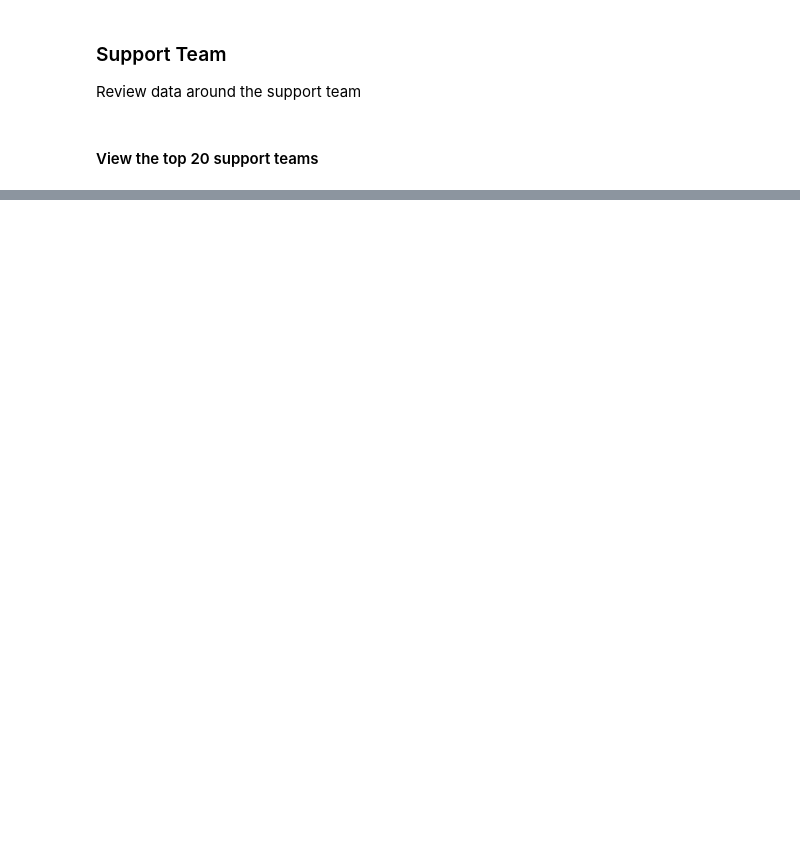
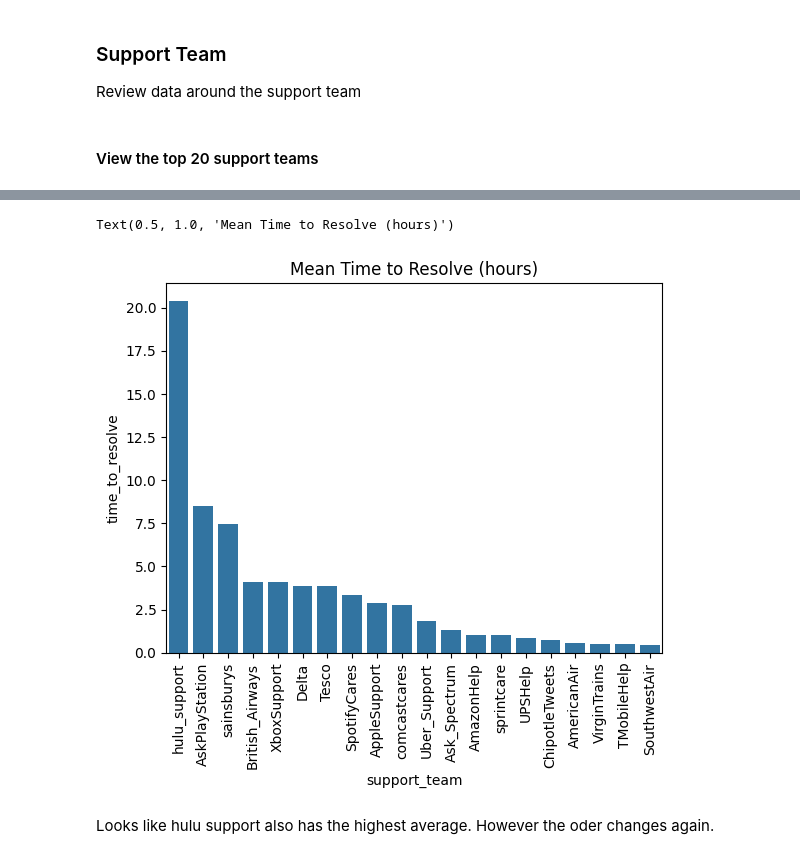
Before and after one commit to erictlong/customer-support-automation, a Jupyter notebook: data analytics/supportTicketDataReview.ipynb, the cells around one changed output, grey strips where cells are left out. Drawn from its saved outputs; the diff is of its cells as text; code cells hidden in the pictures; blank space fills up the shorter version.

```diff
--- a/data analytics/supportTicketDataReview.ipynb
+++ b/data analytics/supportTicketDataReview.ipynb
@@ -38,0 +148,2 @@ top_20_df = df[df['support_team'].value_counts()][:20]
+# %%
+support_time_mean = df_20_filter.groupby('support_team')['time_to_resolve'].mean().reset_index().sort_values('time_to_resolve', ascending=False)
@@ -38,0 +170,9 @@ top_20_df = df[df['support_team'].value_counts()][:20]
+# %%
+g = sns.barplot(support_time_mean, x='support_team', y='time_to_resolve')
+g.set_xticklabels(g.get_xticklabels(), rotation=90)
+g.set_title("Mean Time to Resolve (hours)")
+# %% [output]
+Text(0.5, 1.0, 'Mean Time to Resolve (hours)')
+[figure, added]
+# %% [markdown]
+Looks like hulu support also has the highest average. However the oder changes again.
```
Also changed, not shown: parts of 19 cells of this notebook.
